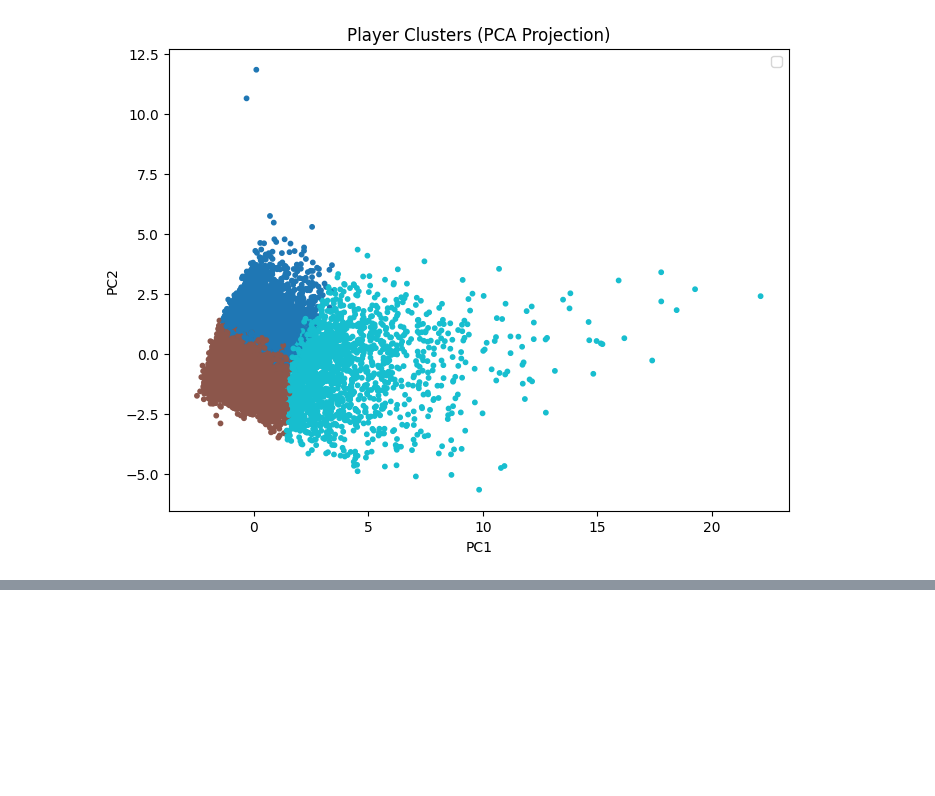
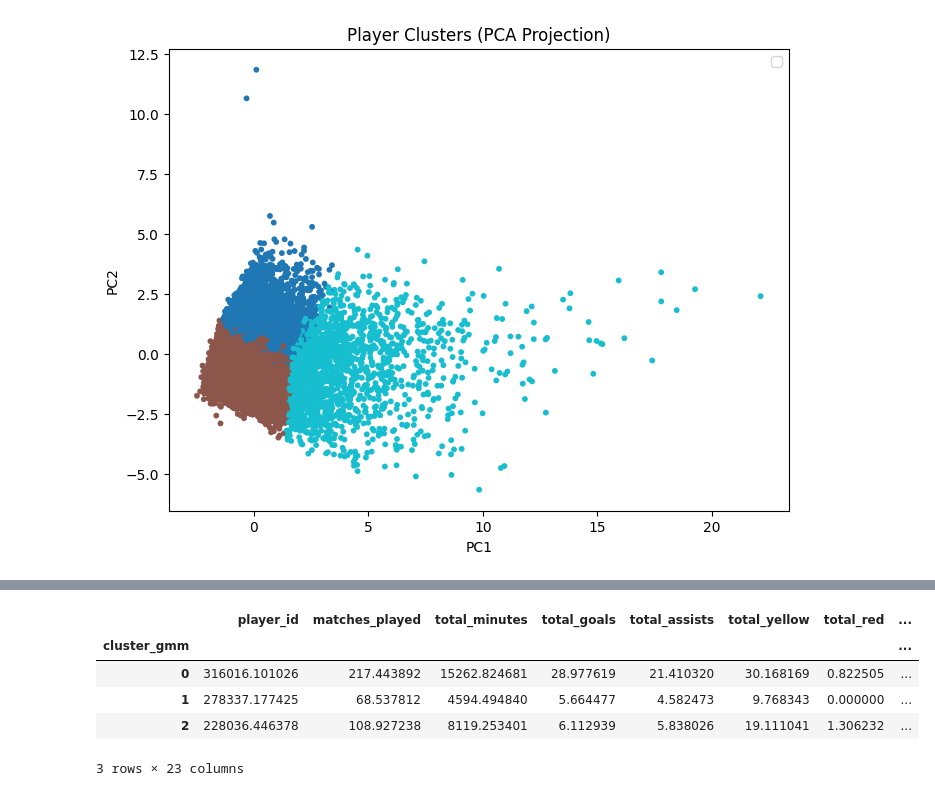
Before and after one commit to matejajanic/football-player-clustering, a Jupyter notebook: notebooks/03_clustering_experiments.ipynb, the cells around one changed output, grey strips where cells are left out. Cells and saved outputs as stored; diff of their text form; code cells hidden in the pictures; blank space fills up the shorter version.

```diff
--- a/notebooks/03_clustering_experiments.ipynb
+++ b/notebooks/03_clustering_experiments.ipynb
@@ -141,0 +182,9 @@ plt.show()
+# %%
+df.groupby("cluster_gmm").mean(numeric_only=True)
+# %% [output]
+|  | player_id | matches_played | total_minutes | total_goals | total_assists | total_yellow | total_red | ... |
+| cluster_gmm |  |  |  |  |  |  |  | ... |
+| 0 | 316016.101026 | 217.443892 | 15262.824681 | 28.977619 | 21.410320 | 30.168169 | 0.822505 | ... |
+| 1 | 278337.177425 | 68.537812 | 4594.494840 | 5.664477 | 4.582473 | 9.768343 | 0.000000 | ... |
+| 2 | 228036.446378 | 108.927238 | 8119.253401 | 6.112939 | 5.838026 | 19.111041 | 1.306232 | ... |
+3 rows × 23 columns
```
Also changed, not shown: parts of 4 cells of this notebook, 4 other files.
